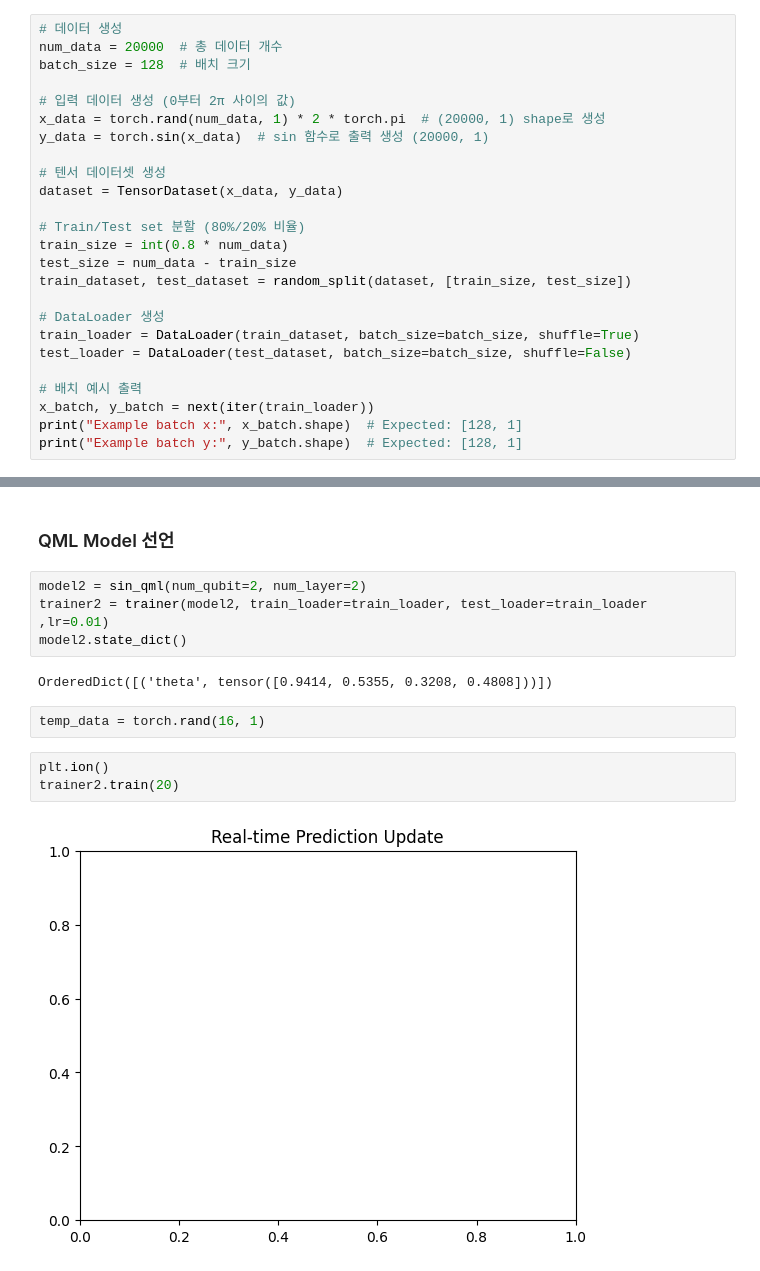
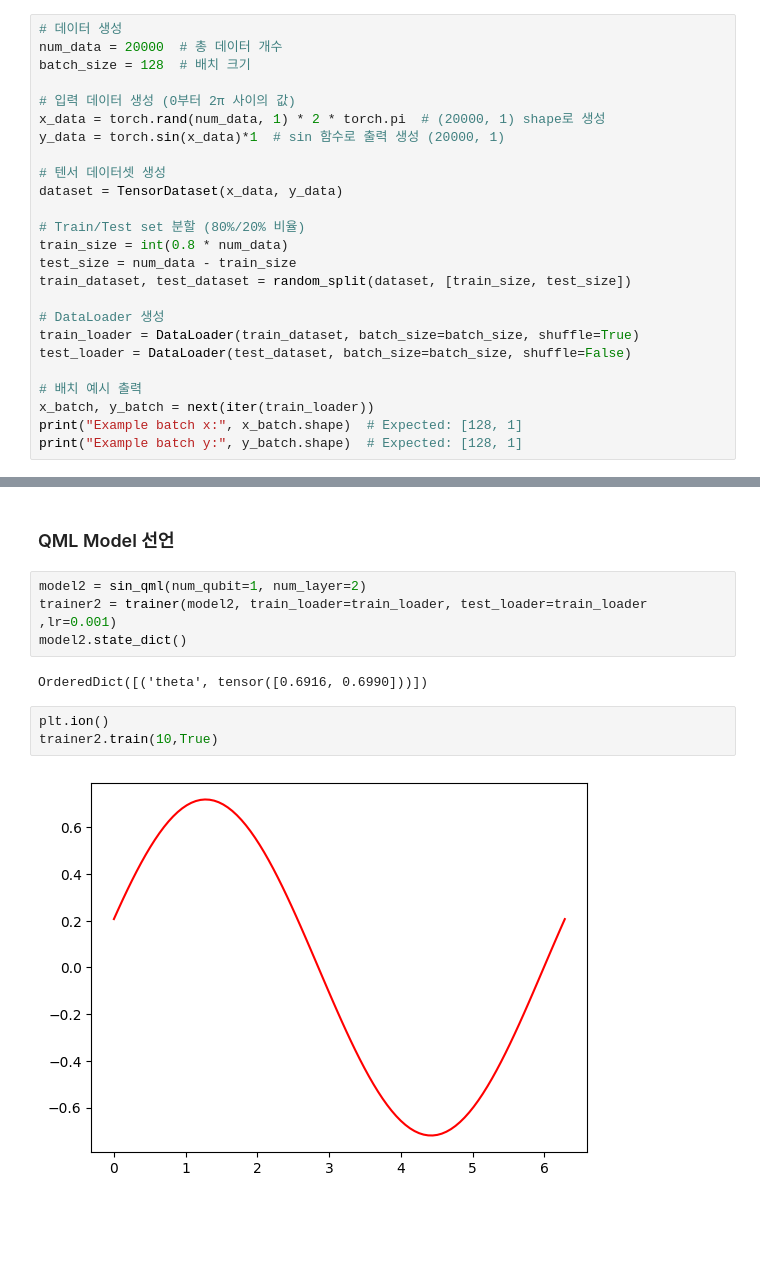
Before and after one commit to sehyunsix/NERF-vs-QRF, a Jupyter notebook: BottomUp/sin/model_train.ipynb, the cells around one changed output, grey strips where cells are left out. Drawn from its saved outputs; the diff is of its cells as text; blank space fills up the shorter version.

```diff
--- a/BottomUp/sin/model_train.ipynb
+++ b/BottomUp/sin/model_train.ipynb
@@ -26,7 +26,7 @@ batch_size = 128  # 배치 크기
 
 # 입력 데이터 생성 (0부터 2π 사이의 값)
 x_data = torch.rand(num_data, 1) * 2 * torch.pi  # (20000, 1) shape로 생성
-y_data = torch.sin(x_data)  # sin 함수로 출력 생성 (20000, 1)
+y_data = torch.sin(x_data)*1  # sin 함수로 출력 생성 (20000, 1)
 
 # 텐서 데이터셋 생성
 dataset = TensorDataset(x_data, y_data)
@@ -65,15 +70,13 @@ trainer1.plot_pred()
 # %% [markdown]
 ### QML Model 선언
 # %%
-model2 = sin_qml(num_qubit=2, num_layer=2)
-trainer2 = trainer(model2, train_loader=train_loader, test_loader=train_loader  ,lr=0.01)
+model2 = sin_qml(num_qubit=1, num_layer=2)
+trainer2 = trainer(model2, train_loader=train_loader, test_loader=train_loader  ,lr=0.001)
 model2.state_dict()
 # %% [output]
-OrderedDict([('theta', tensor([0.9414, 0.5355, 0.3208, 0.4808]))])
+OrderedDict([('theta', tensor([0.6916, 0.6990]))])
-# %%
-temp_data = torch.rand(16, 1)
 # %%
 plt.ion()
-trainer2.train(20)
+trainer2.train(10,True)
 # %% [output]
-[figure, old version]
+[figure, new version]
```
Also changed, not shown: parts of 10 cells of this notebook, 3 other files.
